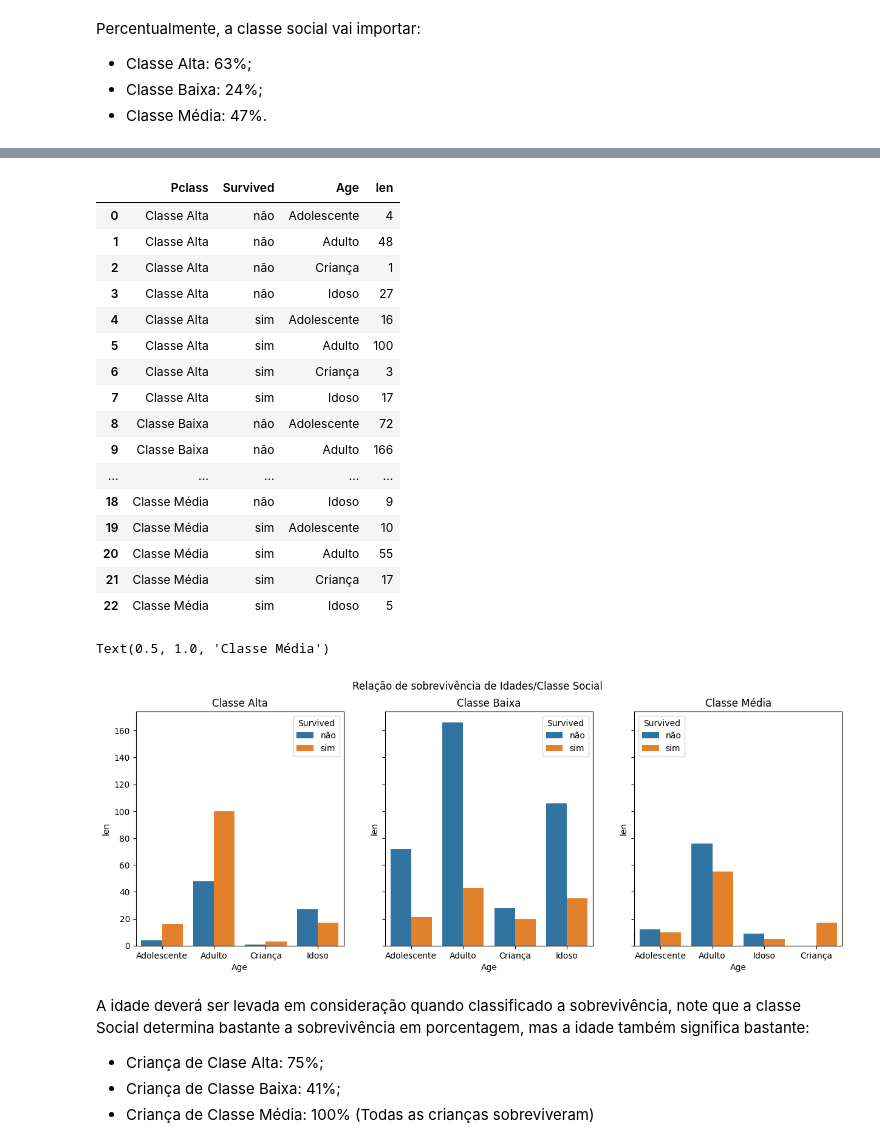
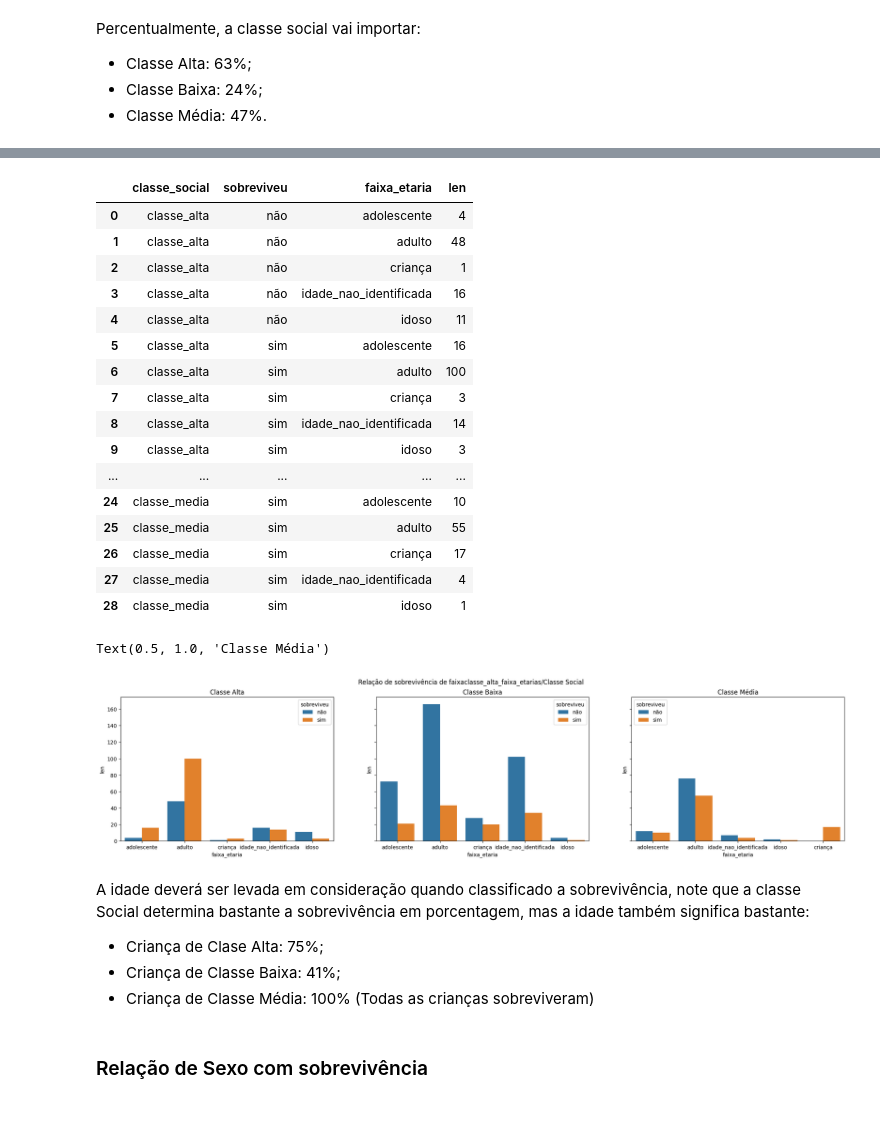
Before and after one commit to Gabriel-Emannuel/desenvolvimento_notebooks, a Jupyter notebook: titanic/exploracao/EDA.ipynb, the cells around one changed output, grey strips where cells are left out. Drawn from its saved outputs; the diff is of its cells as text; code cells hidden in the pictures; blank space fills up the shorter version.

```diff
--- a/titanic/exploracao/EDA.ipynb
+++ b/titanic/exploracao/EDA.ipynb
@@ -46,5 +61,5 @@ dataset
 # %% [markdown]
 ### Verificando Taxa de Sobrevivência
 # %%
-dataset['Survived'].replace(to_replace=[0,1], value=['não', 'sim'], inplace=True)
+dataset['sobreviveu'].replace(to_replace=[0,1], value=['não', 'sim'], inplace=True)
 # %%
@@ -113,24 +132,24 @@ array(['Adulto', 'Idoso', 'Criança', 'Adolescente'], dtype=object)
 # %%
-sobrevivencia_classe_idade = dataset.groupby(
-    ['Pclass', 'Survived', 'Age']
-    ).Survived.agg([len]).reset_index()
+sobrevivencia_classe_faixa_etaria = dataset.groupby(
+    ['classe_social', 'sobreviveu', 'faixa_etaria']
+    ).sobreviveu.agg([len]).reset_index()
 
-sobrevivencia_classe_idade
+sobrevivencia_classe_faixa_etaria
 # %% [output]
-|  | Pclass | Survived | Age | len |
-| 0 | Classe Alta | não | Adolescente | 4 |
-| 1 | Classe Alta | não | Adulto | 48 |
-| 2 | Classe Alta | não | Criança | 1 |
-| 3 | Classe Alta | não | Idoso | 27 |
-| 4 | Classe Alta | sim | Adolescente | 16 |
-| 5 | Classe Alta | sim | Adulto | 100 |
-| 6 | Classe Alta | sim | Criança | 3 |
-| 7 | Classe Alta | sim | Idoso | 17 |
-| 8 | Classe Baixa | não | Adolescente | 72 |
-| 9 | Classe Baixa | não | Adulto | 166 |
+|  | classe_social | sobreviveu | faixa_etaria | len |
+| 0 | classe_alta | não | adolescente | 4 |
+| 1 | classe_alta | não | adulto | 48 |
+| 2 | classe_alta | não | criança | 1 |
+| 3 | classe_alta | não | idade_nao_identificada | 16 |
+| 4 | classe_alta | não | idoso | 11 |
+| 5 | classe_alta | sim | adolescente | 16 |
+| 6 | classe_alta | sim | adulto | 100 |
+| 7 | classe_alta | sim | criança | 3 |
+| 8 | classe_alta | sim | idade_nao_identificada | 14 |
+| 9 | classe_alta | sim | idoso | 3 |
 | ... | ... | ... | ... | ... |
-| 18 | Classe Média | não | Idoso | 9 |
-| 19 | Classe Média | sim | Adolescente | 10 |
-| 20 | Classe Média | sim | Adulto | 55 |
-| 21 | Classe Média | sim | Criança | 17 |
-| 22 | Classe Média | sim | Idoso | 5 |
+| 24 | classe_media | sim | adolescente | 10 |
+| 25 | classe_media | sim | adulto | 55 |
+| 26 | classe_media | sim | criança | 17 |
+| 27 | classe_media | sim | idade_nao_identificada | 4 |
+| 28 | classe_media | sim | idoso | 1 |
@@ -147,32 +156,44 @@ classe_media = sobrevivencia_classe_idade[
+# %%
+classe_alta_faixa_etaria = sobrevivencia_classe_faixa_etaria[
+    sobrevivencia_classe_faixa_etaria['classe_social'] == 'classe_alta'
+    ]
+classe_baixa_faixa_etaria = sobrevivencia_classe_faixa_etaria[
+    sobrevivencia_classe_faixa_etaria['classe_social'] == 'classe_baixa'
+    ]
+classe_media_faixa_etaria = sobrevivencia_classe_faixa_etaria[
+    sobrevivencia_classe_faixa_etaria['classe_social'] == 'classe_media'
+    ]
 # %%
-fig, axes = plt.subplots(1, 3, figsize=(15, 5), sharey=True)
-fig.suptitle('Relação de sobrevivência de Idades/Classe Social')
+fig, axes = plt.subplots(1, 3, figsize=(25, 5), sharey=True)
+fig.suptitle('Relação de sobrevivência de faixaclasse_alta_faixa_etarias/Classe Social')
 
 sns.barplot(ax=axes[0],
-            data=classe_alta,
-            x='Age',
+            data=classe_alta_faixa_etaria,
+            x='faixa_etaria',
             y='len',
-            hue='Survived')
+            hue='sobreviveu')
 axes[0].set_title('Classe Alta')
 
 sns.barplot(ax=axes[1],
-            data=classe_baixa,
-            x='Age',
+            data=classe_baixa_faixa_etaria,
+            x='faixa_etaria',
             y='len',
-            hue='Survived')
+            hue='sobreviveu')
 axes[1].set_title('Classe Baixa')
 
 sns.barplot(ax=axes[2],
-            data=classe_media,
-            x='Age',
+            data=classe_media_faixa_etaria,
+            x='faixa_etaria',
             y='len',
-            hue='Survived')
+            hue='sobreviveu')
 axes[2].set_title('Classe Média')
 # %% [output]
 Text(0.5, 1.0, 'Classe Média')
-[figure, old version]
+[figure, new version]
 # %% [markdown]
 A idade deverá ser levada em consideração quando classificado a sobrevivência, note que a classe Social determina bastante a sobrevivência em porcentagem, mas a idade também significa bastante:
 * Criança de Clase Alta: 75%;
 * Criança de Classe Baixa: 41%;
 * Criança de Classe Média: 100% (Todas as crianças sobreviveram)
+# %% [markdown]
+### Relação de Sexo com sobrevivência
```
Also changed, not shown: parts of 43 cells of this notebook.
